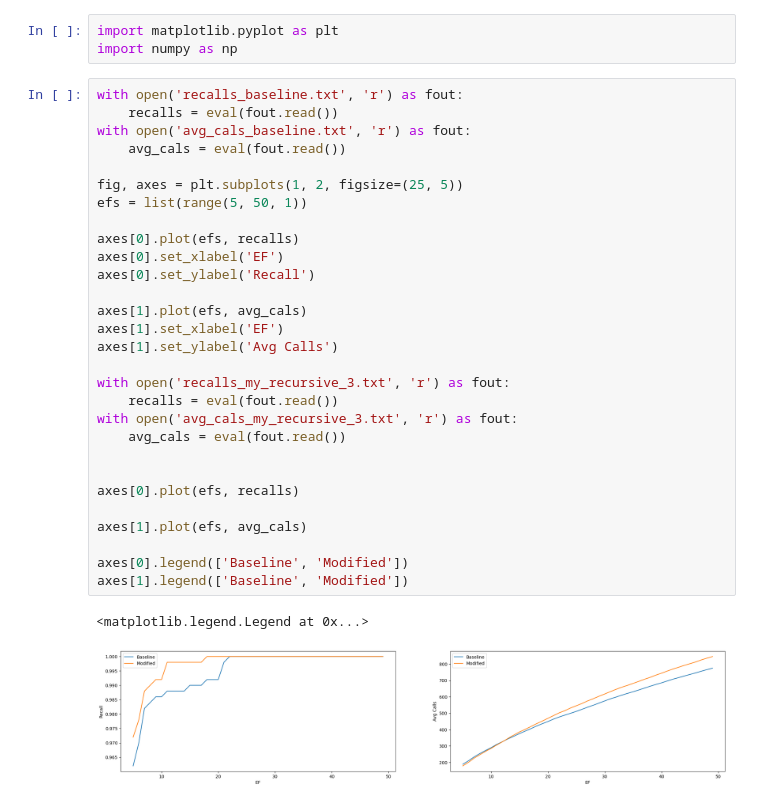
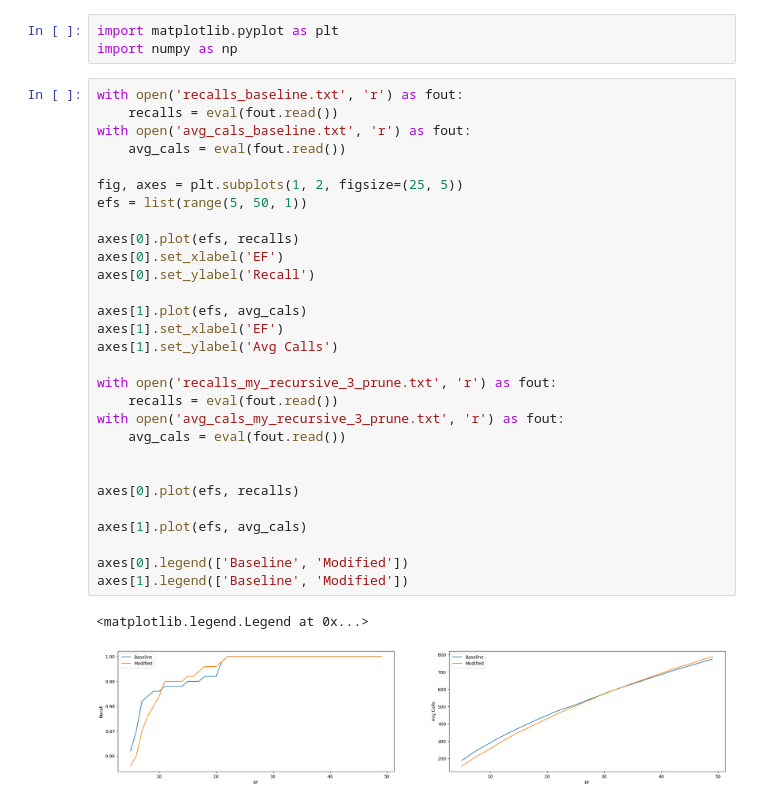
Before and after one commit to AlexSidDev/navigable-graphs-python, a Jupyter notebook: metrics.ipynb, the cells around one changed output. Drawn from its saved outputs; the diff is of its cells as text.

```diff
--- a/metrics.ipynb
+++ b/metrics.ipynb
@@ -4,35 +4,35 @@ import numpy as np
 # %%
 with open('recalls_baseline.txt', 'r') as fout:
     recalls = eval(fout.read())
 with open('avg_cals_baseline.txt', 'r') as fout:
     avg_cals = eval(fout.read())
 
 fig, axes = plt.subplots(1, 2, figsize=(25, 5))
 efs = list(range(5, 50, 1))
 
 axes[0].plot(efs, recalls)
 axes[0].set_xlabel('EF')
 axes[0].set_ylabel('Recall')
 
 axes[1].plot(efs, avg_cals)
 axes[1].set_xlabel('EF')
 axes[1].set_ylabel('Avg Calls')
 
-with open('recalls_my_recursive_3.txt', 'r') as fout:
+with open('recalls_my_recursive_3_prune.txt', 'r') as fout:
     recalls = eval(fout.read())
-with open('avg_cals_my_recursive_3.txt', 'r') as fout:
+with open('avg_cals_my_recursive_3_prune.txt', 'r') as fout:
     avg_cals = eval(fout.read())
 
 
 axes[0].plot(efs, recalls)
 
 axes[1].plot(efs, avg_cals)
 
 axes[0].legend(['Baseline', 'Modified'])
 axes[1].legend(['Baseline', 'Modified'])
 # %% [output]
 <matplotlib.legend.Legend at 0x...>
-[figure, old version]
+[figure, new version]
 # %%
 with open('recalls_baseline.txt', 'r') as fout:
     recalls = eval(fout.read())
```
Also changed, not shown: parts of 1 cell of this notebook, 5 other files.
